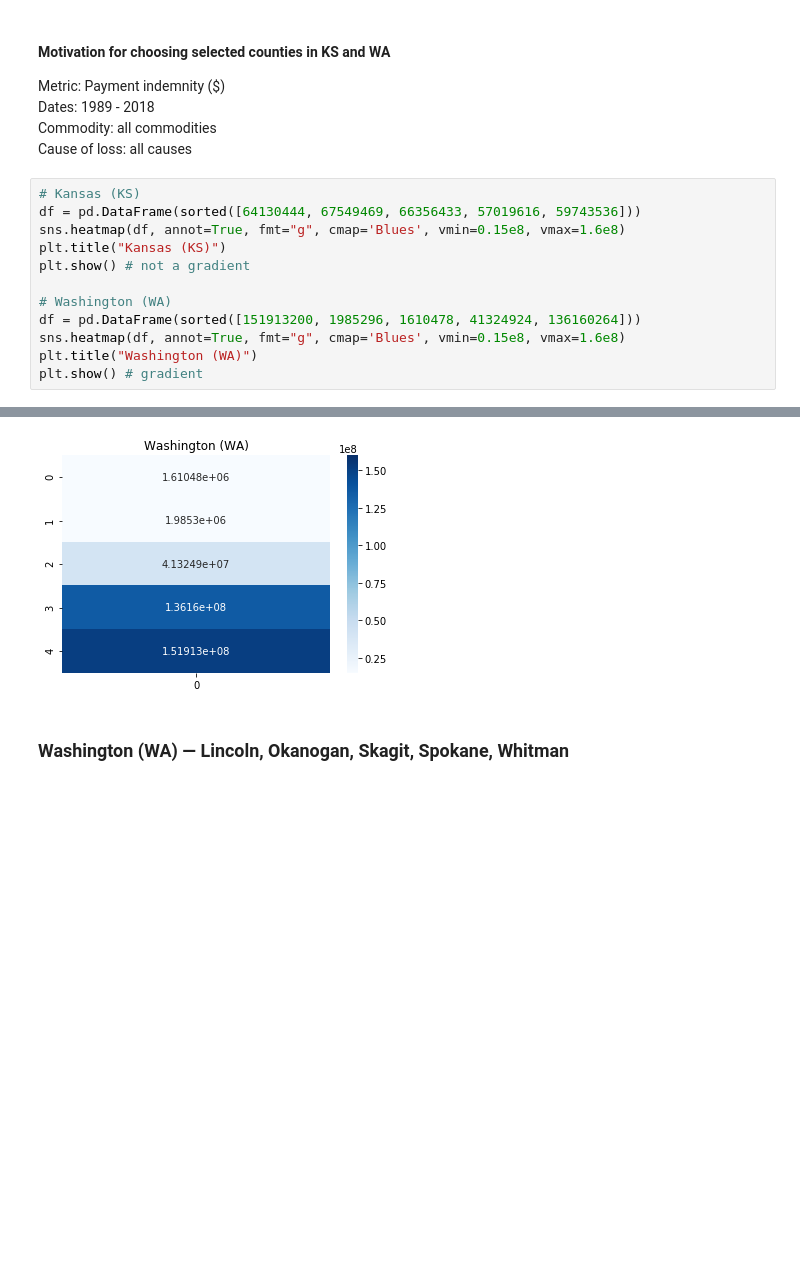
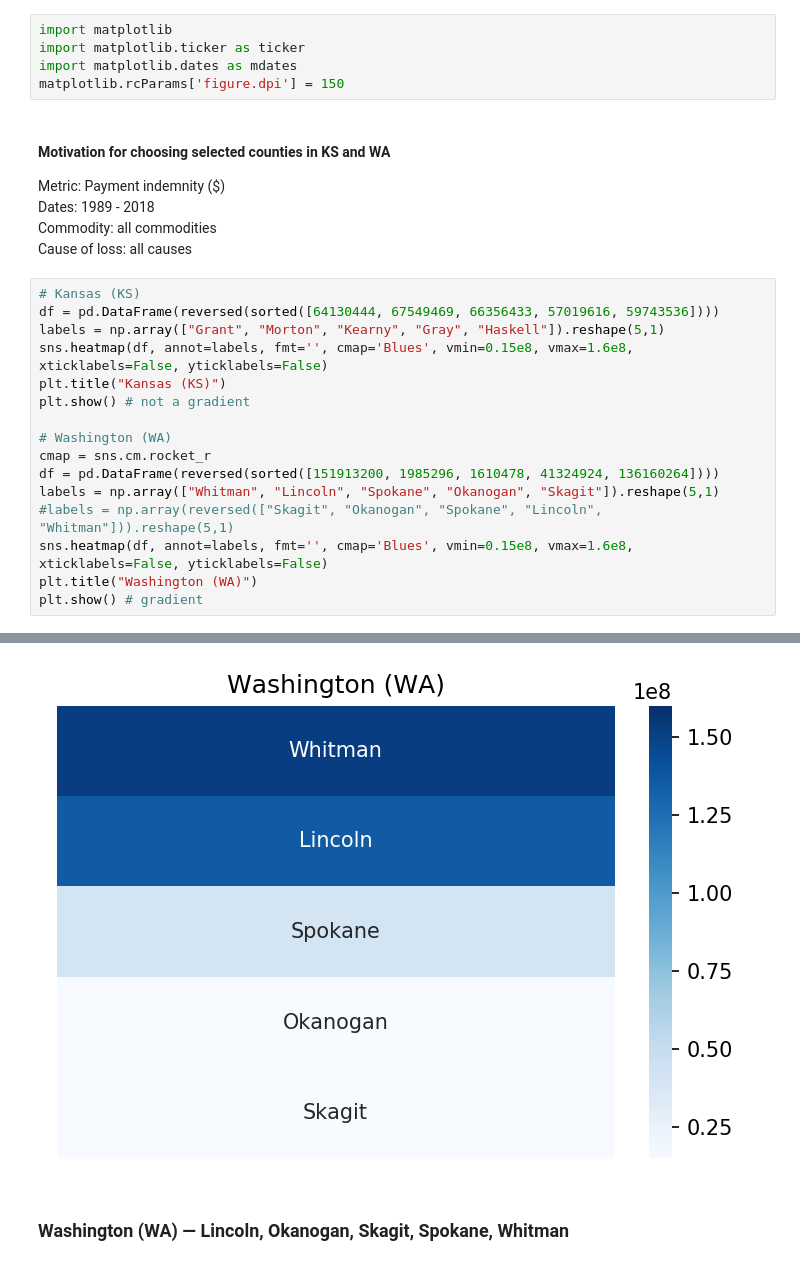
Before and after one commit to asmikumar/wheat-forecasting, a Jupyter notebook: climate_analyses.ipynb, the cells around one changed output, grey strips where cells are left out. Drawn from its saved outputs; the diff is of its cells as text; blank space fills up the shorter version.

Commit message:
Adding plots

```diff
--- a/climate_analyses.ipynb
+++ b/climate_analyses.ipynb
@@ -5,3 +11,8 @@ import seaborn as sns
+# %%
+import matplotlib
+import matplotlib.ticker as ticker
+import matplotlib.dates as mdates
+matplotlib.rcParams['figure.dpi'] = 150
 # %% [markdown]
 #### Motivation for choosing selected counties in KS and WA
 Metric: Payment indemnity ($)
@@ -10,14 +21,18 @@ Commodity: all commodities
 Cause of loss: all causes
 # %%
 # Kansas (KS)
-df = pd.DataFrame(sorted([64130444, 67549469, 66356433, 57019616, 59743536]))
-sns.heatmap(df, annot=True, fmt="g", cmap='Blues', vmin=0.15e8, vmax=1.6e8)
+df = pd.DataFrame(reversed(sorted([64130444, 67549469, 66356433, 57019616, 59743536])))
+labels = np.array(["Grant", "Morton", "Kearny", "Gray", "Haskell"]).reshape(5,1)
+sns.heatmap(df, annot=labels, fmt='', cmap='Blues', vmin=0.15e8, vmax=1.6e8, xticklabels=False, yticklabels=False)
 plt.title("Kansas (KS)")
 plt.show() # not a gradient
 
 # Washington (WA)
-df = pd.DataFrame(sorted([151913200, 1985296, 1610478, 41324924, 136160264]))
-sns.heatmap(df, annot=True, fmt="g", cmap='Blues', vmin=0.15e8, vmax=1.6e8)
+cmap = sns.cm.rocket_r
+df = pd.DataFrame(reversed(sorted([151913200, 1985296, 1610478, 41324924, 136160264])))
+labels = np.array(["Whitman", "Lincoln", "Spokane", "Okanogan", "Skagit"]).reshape(5,1)
+#labels = np.array(reversed(["Skagit", "Okanogan", "Spokane", "Lincoln", "Whitman"])).reshape(5,1)
+sns.heatmap(df, annot=labels, fmt='', cmap='Blues', vmin=0.15e8, vmax=1.6e8, xticklabels=False, yticklabels=False)
 plt.title("Washington (WA)")
 plt.show() # gradient
 # %% [output]
@@ -25,4 +40,4 @@ plt.show() # gradient
-[figure, old version]
+[figure, new version]
 # %% [markdown]
 ### Washington (WA) — Lincoln, Okanogan, Skagit, Spokane, Whitman
 # %% [markdown]
```
Also changed, not shown: parts of 47 cells of this notebook, 17 other files.
